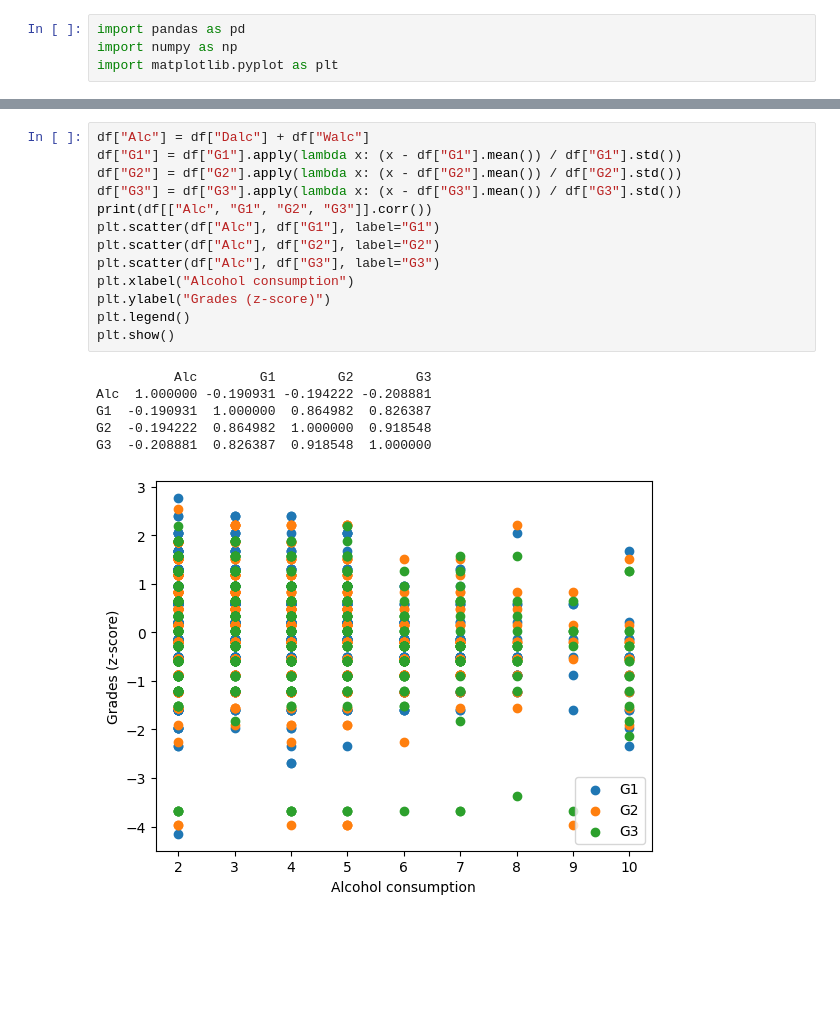
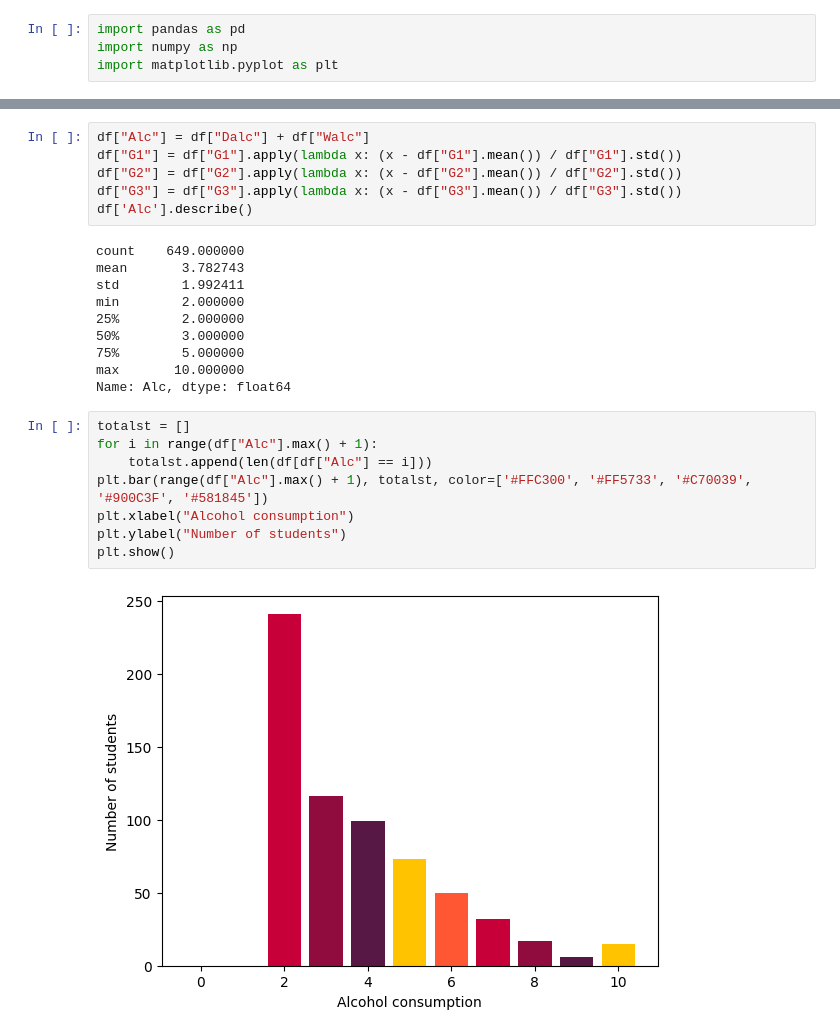
Before and after one commit to guozhuyin/112NetworkLearningTechnology, a Jupyter notebook: EducationalDataMiningUsingPython/MidtermProject231101.ipynb, the cells around one changed output, grey strips where cells are left out. Drawn from its saved outputs; the diff is of its cells as text; blank space fills up the shorter version.

```diff
--- a/EducationalDataMiningUsingPython/MidtermProject231101.ipynb
+++ b/EducationalDataMiningUsingPython/MidtermProject231101.ipynb
@@ -26,18 +42,24 @@ df["Alc"] = df["Dalc"] + df["Walc"]
 df["G1"] = df["G1"].apply(lambda x: (x - df["G1"].mean()) / df["G1"].std())
 df["G2"] = df["G2"].apply(lambda x: (x - df["G2"].mean()) / df["G2"].std())
 df["G3"] = df["G3"].apply(lambda x: (x - df["G3"].mean()) / df["G3"].std())
-print(df[["Alc", "G1", "G2", "G3"]].corr())
-plt.scatter(df["Alc"], df["G1"], label="G1")
-plt.scatter(df["Alc"], df["G2"], label="G2")
-plt.scatter(df["Alc"], df["G3"], label="G3")
-plt.xlabel("Alcohol consumption")
-plt.ylabel("Grades (z-score)")
-plt.legend()
-plt.show()
+df['Alc'].describe()
 # %% [output]
-          Alc        G1        G2        G3
-Alc  1.000000 -0.190931 -0.194222 -0.208881
-G1  -0.190931  1.000000  0.864982  0.826387
-G2  -0.194222  0.864982  1.000000  0.918548
-G3  -0.208881  0.826387  0.918548  1.000000
+count    649.000000
+mean       3.782743
+std        1.992411
+min        2.000000
+25%        2.000000
+50%        3.000000
+75%        5.000000
+max       10.000000
+Name: Alc, dtype: float64
-[figure, removed]
+# %%
+totalst = []
+for i in range(df["Alc"].max() + 1):
+    totalst.append(len(df[df["Alc"] == i]))
+plt.bar(range(df["Alc"].max() + 1), totalst, color=['#FFC300', '#FF5733', '#C70039', '#900C3F', '#581845'])
+plt.xlabel("Alcohol consumption")
+plt.ylabel("Number of students")
+plt.show()
+# %% [output]
+[figure, added]
```
Also changed, not shown: parts of 6 cells of this notebook.
